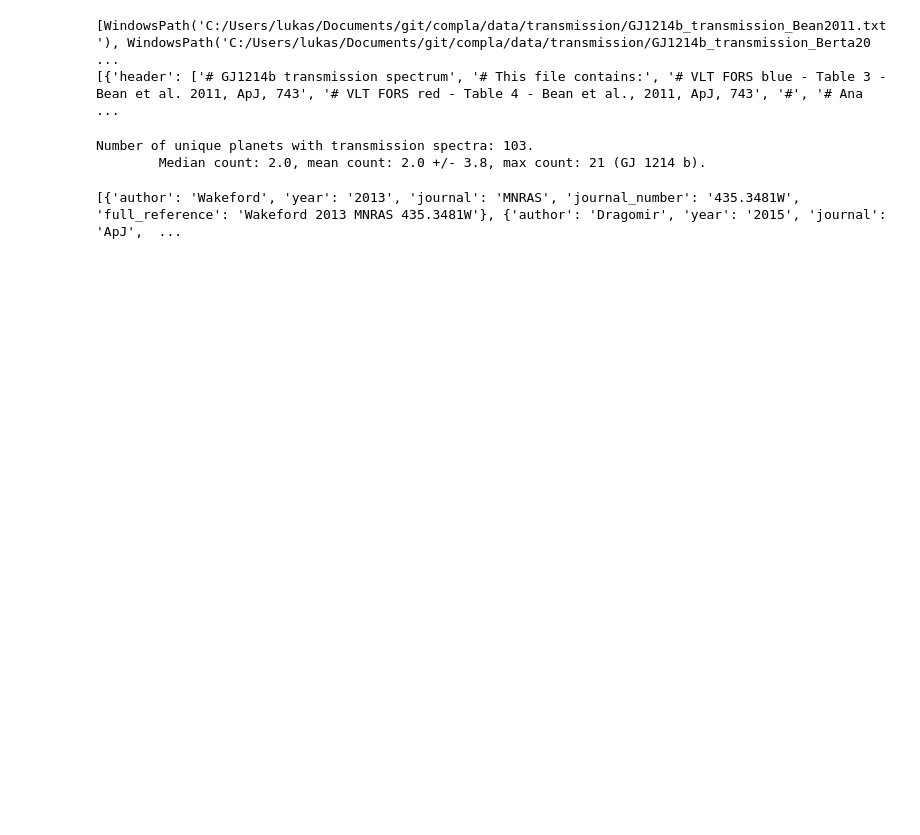
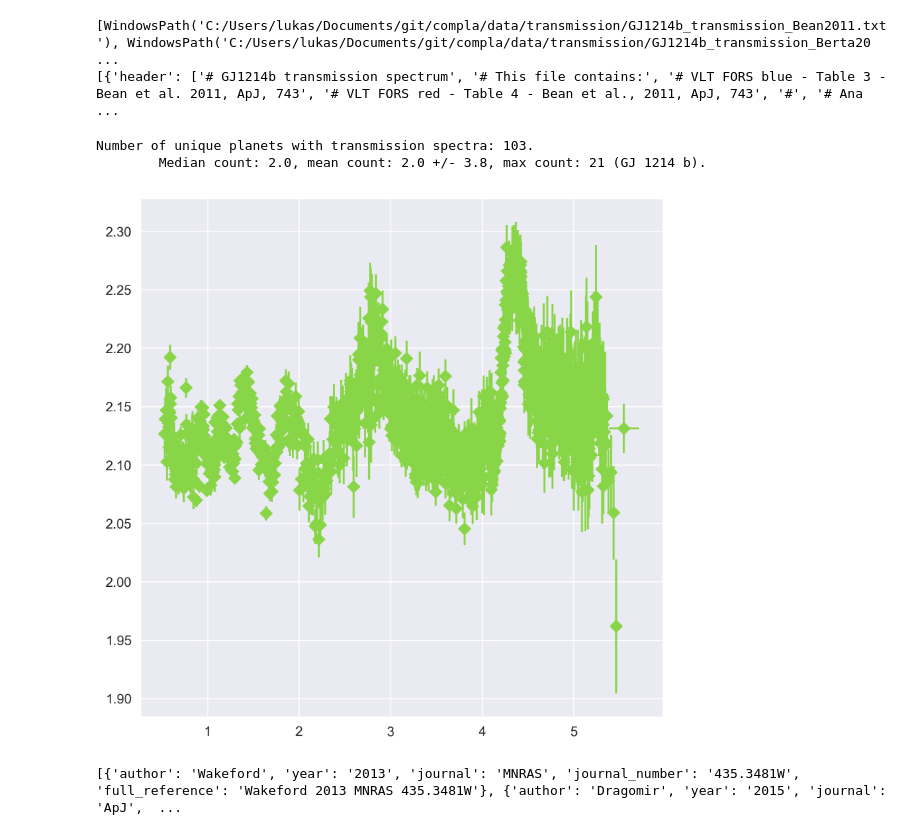
Before and after one commit to lwelzel/compla, a Jupyter notebook: src/spectra_from_archive.ipynb, the cells around one changed output. Saved outputs shown, nothing was run; the diff lists cells and outputs as text; code cells hidden in the pictures; blank space fills up the shorter version.

```diff
--- a/src/spectra_from_archive.ipynb
+++ b/src/spectra_from_archive.ipynb
@@ -76,6 +149,9 @@ def add_source_key(data_dict: Dict) -> Dict:
     pattern = re.compile(r'>(.+? et al\. \d{4})</a>|>(.+? \d{4})</a>')
     match = pattern.search(reflink)
 
+    author_pattern = re.compile(r'\+\d{4}$')
+    year_pattern = re.compile(r'\d{4}')
+
     if match:
         authoryear = match.group(1) if match.group(1) else match.group(2)
         if 'et al.' in authoryear:
@@ -83,8 +159,13 @@ def add_source_key(data_dict: Dict) -> Dict:
 
         # Add the 'source' key with the extracted authoryear value
         data_dict['source'] = authoryear.strip()
+        data_dict['author'] = re.sub(author_pattern, '',  data_dict['source'])
+        year_match = re.search(year_pattern, data_dict['source'])
+        data_dict['year'] = int(year_match.group(0)) if match else None
     else:
         data_dict['source'] = None
+        data_dict['author'] = None
+        data_dict['year'] = None
 
     return data_dict
 
@@ -114,7 +195,7 @@ def extract_data(df: pd.DataFrame) -> List[Dict]:
 
 split_transmission = extract_data(df_transmission)
 # print(split_transmission[0])
-print(split_transmission[0]['reflink'])
+print(split_transmission[0])
 
 print(len(split_transmission))
 # %% [output]
@@ -191,6 +287,62 @@ print(f"Number of unique planets with transmission spectra: {len(all_planets)}.\
 # %% [output]
 Number of unique planets with transmission spectra: 103.
         Median count: 2.0, mean count: 2.0 +/- 3.8, max count: 21 (GJ 1214 b).
+# %%
+def get_color_for_name(name, name_list=all_planets):
+    """
+    Returns a unique Matplotlib color from the Viridis palette for the given name string.
+
+    Parameters:
+    name (str): the name string for which to generate a unique color.
+    name_list (list): a list of unique name strings.
+
+    Returns:
+    color (str): a unique Matplotlib color from the Viridis palette.
+    """
+    # Generate a colormap with the same number of colors as the number of unique names.
+    cmap = plt.cm.get_cmap('viridis', len(name_list))
+    # Get the index of the given name in the list of unique names.
+    index = name_list.index(name)
+    # Get the corresponding color from the colormap.
+    color = cmap(index)
+    return color
+
+def add_spec_to_ax(ax, spec_dict, **kwargs):
+    df = spec_dict["data"]
+    color = get_color_for_name(spec_dict["planet_name"])
+
+    try:
+        # print(df[['centralwavelng', 'bandwidth', "plntransdep", 'plntransdeperr1', 'plntransdeperr2']])
+        xerr = [0.5 * df['bandwidth'],
+                0.5 * df['bandwidth']]
+        ax.errorbar(data=df,
+                    x="centralwavelng", y="plntransdep",
+                    yerr=np.abs([df['plntransdeperr1'], df['plntransdeperr2']]),
+                    xerr=xerr,
+                    fmt='D', color=color)
+    except ValueError:
+        try:
+            ax.scatter(data=df,
+                x="centralwavelng", y="plntransdep",
+                markers='D')
+        except ValueError:
+            pass
+
+
+    # ax.scatter(data=df,
+    #            x="centralwavelng", y="plntransdep",
+    #            )
+    pass
+
+%matplotlib inline
+fig, ax = plt.subplots()
+# [print(_spec) for _spec in split_transmission[0:2]] # if _spec["plntname"] == "GJ 1214 b"]
+for spec in [_spec for _spec in split_transmission if _spec["planet_name"] == "WASP-39 b"]:
+    add_spec_to_ax(ax, spec)
+
+plt.show()
+# %% [output]
+[figure, added]
 # %%
 def extract_paper_info_from_ref(input_str):
     input_str = input_str.split('href=http', 1)[-1]
```
Also changed, not shown: parts of 17 cells of this notebook.
